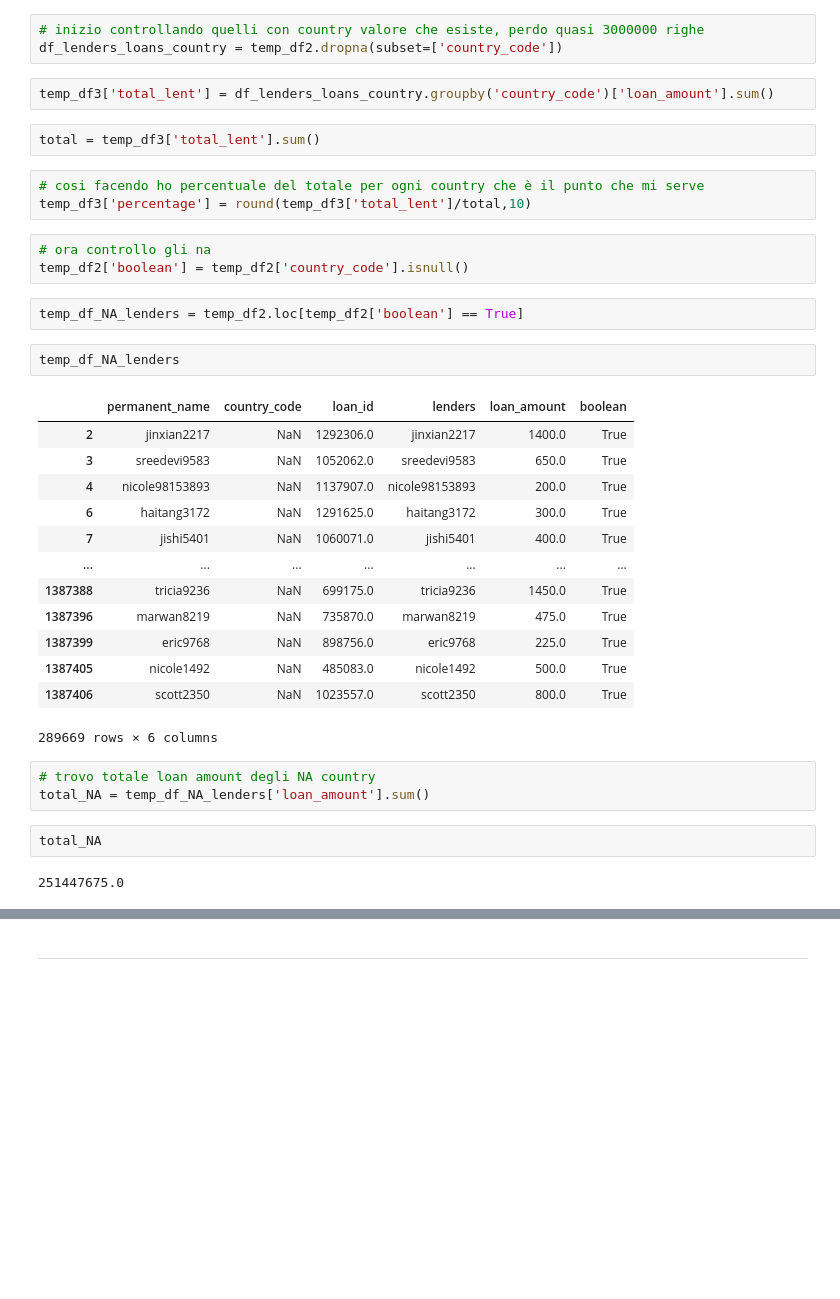
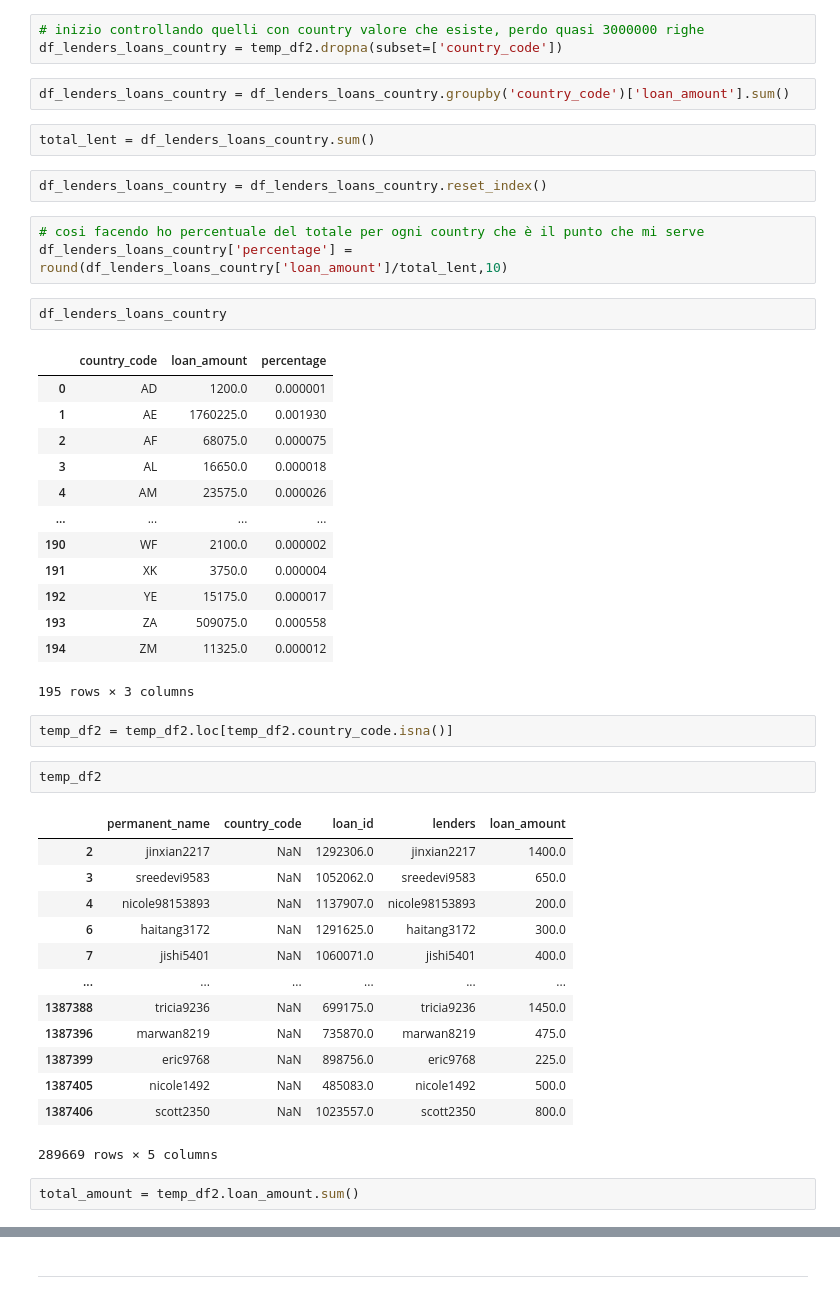
Before and after one commit to alessandropontini/Portfolio, a Jupyter notebook: Python/alessandro_pontini_852793.ipynb, the cells around one changed output, grey strips where cells are left out. Saved outputs shown, nothing was run; the diff lists cells and outputs as text; blank space fills up the shorter version.

```diff
--- a/Python/alessandro_pontini_852793.ipynb
+++ b/Python/alessandro_pontini_852793.ipynb
@@ -384,37 +394,47 @@ temp_df2['loan_amount'] = temp_df2['loan_amount'].fillna(0)
 # inizio controllando quelli con country valore che esiste, perdo quasi 3000000 righe
 df_lenders_loans_country = temp_df2.dropna(subset=['country_code'])
 # %%
-temp_df3['total_lent'] = df_lenders_loans_country.groupby('country_code')['loan_amount'].sum()
+df_lenders_loans_country = df_lenders_loans_country.groupby('country_code')['loan_amount'].sum()
-# %%
-total = temp_df3['total_lent'].sum()
+# %%
+total_lent = df_lenders_loans_country.sum()
+# %%
+df_lenders_loans_country = df_lenders_loans_country.reset_index()
 # %%
 # cosi facendo ho percentuale del totale per ogni country che è il punto che mi serve
-temp_df3['percentage'] = round(temp_df3['total_lent']/total,10)
+df_lenders_loans_country['percentage'] = round(df_lenders_loans_country['loan_amount']/total_lent,10)
-# %%
-# ora controllo gli na
-temp_df2['boolean'] = temp_df2['country_code'].isnull()
+# %%
+df_lenders_loans_country
+# %% [output]
+|  | country_code | loan_amount | percentage |
+| 0 | AD | 1200.0 | 0.000001 |
+| 1 | AE | 1760225.0 | 0.001930 |
+| 2 | AF | 68075.0 | 0.000075 |
+| 3 | AL | 16650.0 | 0.000018 |
+| 4 | AM | 23575.0 | 0.000026 |
+| ... | ... | ... | ... |
+| 190 | WF | 2100.0 | 0.000002 |
+| 191 | XK | 3750.0 | 0.000004 |
+| 192 | YE | 15175.0 | 0.000017 |
+| 193 | ZA | 509075.0 | 0.000558 |
+| 194 | ZM | 11325.0 | 0.000012 |
+195 rows × 3 columns
 # %%
-temp_df_NA_lenders = temp_df2.loc[temp_df2['boolean'] == True]
+temp_df2 = temp_df2.loc[temp_df2.country_code.isna()]
-# %%
-temp_df_NA_lenders
-# %% [output]
-|  | permanent_name | country_code | loan_id | lenders | loan_amount | boolean |
-| 2 | jinxian2217 | NaN | 1292306.0 | jinxian2217 | 1400.0 | True |
-| 3 | sreedevi9583 | NaN | 1052062.0 | sreedevi9583 | 650.0 | True |
-| 4 | nicole98153893 | NaN | 1137907.0 | nicole98153893 | 200.0 | True |
-| 6 | haitang3172 | NaN | 1291625.0 | haitang3172 | 300.0 | True |
-| 7 | jishi5401 | NaN | 1060071.0 | jishi5401 | 400.0 | True |
-| ... | ... | ... | ... | ... | ... | ... |
-| 1387388 | tricia9236 | NaN | 699175.0 | tricia9236 | 1450.0 | True |
-| 1387396 | marwan8219 | NaN | 735870.0 | marwan8219 | 475.0 | True |
-| 1387399 | eric9768 | NaN | 898756.0 | eric9768 | 225.0 | True |
-| 1387405 | nicole1492 | NaN | 485083.0 | nicole1492 | 500.0 | True |
-| 1387406 | scott2350 | NaN | 1023557.0 | scott2350 | 800.0 | True |
-289669 rows × 6 columns
-# %%
-# trovo totale loan amount degli NA country
-total_NA = temp_df_NA_lenders['loan_amount'].sum()
-# %%
-total_NA
-# %% [output]
-251447675.0
+# %%
+temp_df2
+# %% [output]
+|  | permanent_name | country_code | loan_id | lenders | loan_amount |
+| 2 | jinxian2217 | NaN | 1292306.0 | jinxian2217 | 1400.0 |
+| 3 | sreedevi9583 | NaN | 1052062.0 | sreedevi9583 | 650.0 |
+| 4 | nicole98153893 | NaN | 1137907.0 | nicole98153893 | 200.0 |
+| 6 | haitang3172 | NaN | 1291625.0 | haitang3172 | 300.0 |
+| 7 | jishi5401 | NaN | 1060071.0 | jishi5401 | 400.0 |
+| ... | ... | ... | ... | ... | ... |
+| 1387388 | tricia9236 | NaN | 699175.0 | tricia9236 | 1450.0 |
+| 1387396 | marwan8219 | NaN | 735870.0 | marwan8219 | 475.0 |
+| 1387399 | eric9768 | NaN | 898756.0 | eric9768 | 225.0 |
+| 1387405 | nicole1492 | NaN | 485083.0 | nicole1492 | 500.0 |
+| 1387406 | scott2350 | NaN | 1023557.0 | scott2350 | 800.0 |
+289669 rows × 5 columns
+# %%
+total_amount = temp_df2.loan_amount.sum()
```
Also changed, not shown: parts of 57 cells of this notebook, 4 other files.
